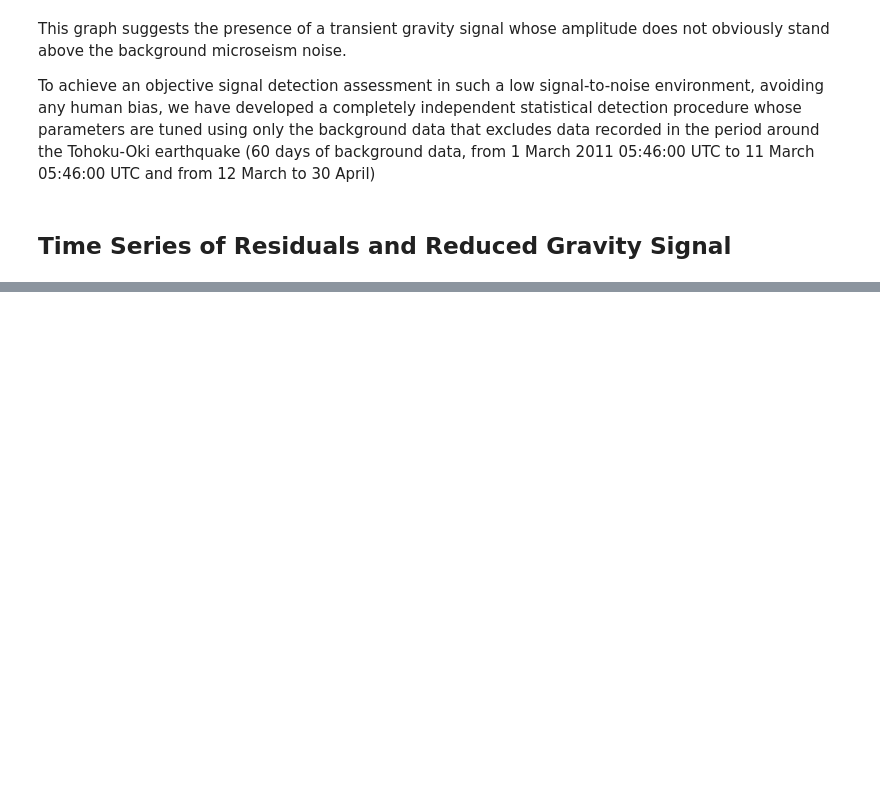
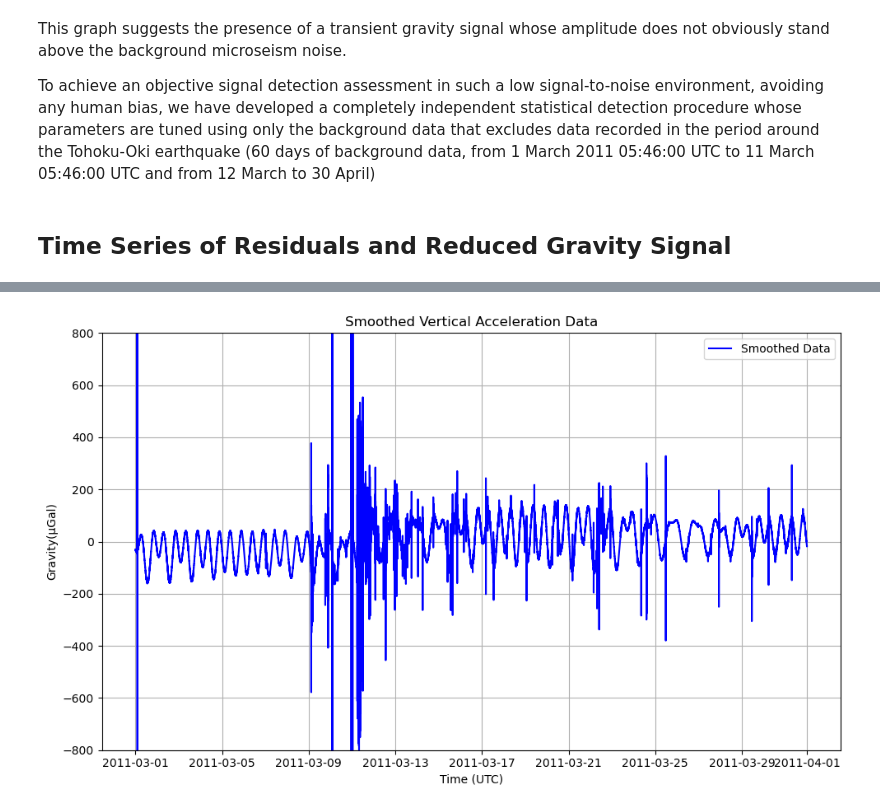
Before and after one commit to GPGN-268/SP2024-FP05-gravity, a Jupyter notebook: notebooks/tohoku-oki_gravity_plots.ipynb, the cells around one changed output, grey strips where cells are left out. Cells and saved outputs as stored; diff of their text form; code cells hidden in the pictures; blank space fills up the shorter version.

Commit message:
Did more work on filtering

```diff
--- a/notebooks/tohoku-oki_gravity_plots.ipynb
+++ b/notebooks/tohoku-oki_gravity_plots.ipynb
@@ -158,0 +149,21 @@ plt.show()
+# %%
+from scipy.signal import savgol_filter
+
+# Apply Savitzky-Golay filter
+window_length = 31  # Window length must be odd
+polyorder = 3  # Polynomial order
+smoothed_data = savgol_filter(df['Gravity(micro-gal)'], window_length, polyorder)
+
+# Plot the smoothed data
+plt.figure(figsize=(10, 6))
+plt.plot(df.index, smoothed_data, color='blue', label='Smoothed Data')  # Use original DataFrame index
+plt.xlabel('Time (UTC)')
+plt.ylabel('Gravity(µGal)')
+plt.ylim(-800, 800)
+plt.title('Smoothed Vertical Acceleration Data')
+plt.grid(True)
+plt.legend()
+plt.tight_layout()
+plt.show()
+# %% [output]
+[figure, added]
```
Also changed, not shown: parts of 6 cells of this notebook.
